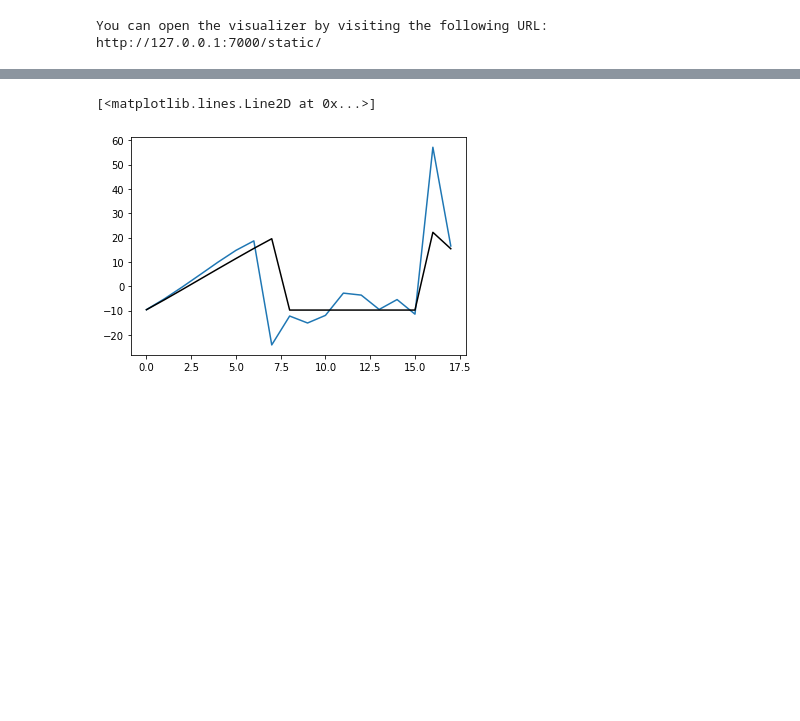
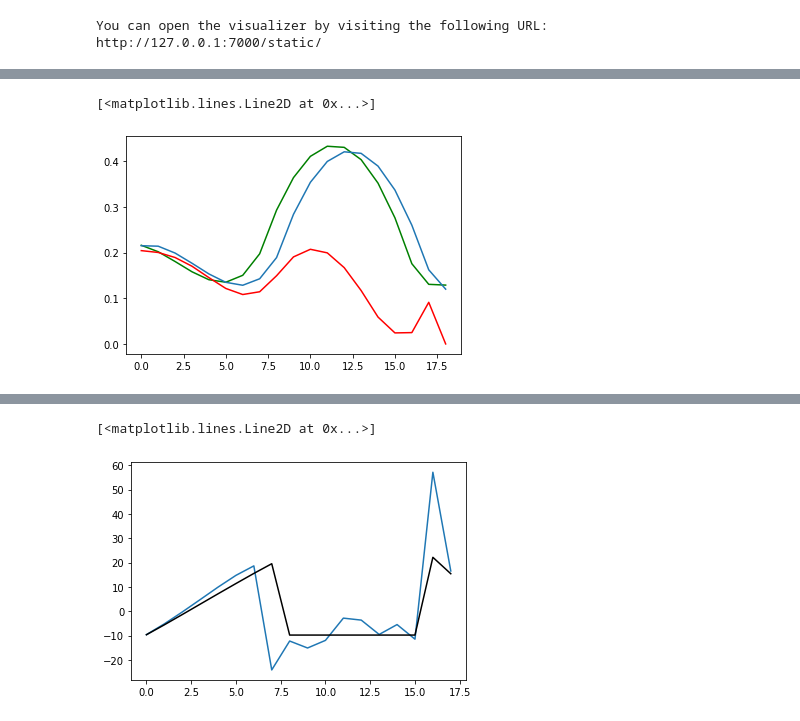
Before and after one commit to machines-in-motion/biconvex_mpc, a Jupyter notebook: demos/motion_planner/solo12_ik_visualizer.ipynb, the cells around one changed output, grey strips where cells are left out. Drawn from its saved outputs; the diff is of its cells as text; code cells hidden in the pictures; blank space fills up the shorter version.

```diff
--- a/demos/motion_planner/solo12_ik_visualizer.ipynb
+++ b/demos/motion_planner/solo12_ik_visualizer.ipynb
@@ -68,3 +75,11 @@ mom_opt[:,0:3] /= rmass
+# %%
+# plt.plot(xs[:,2], color = "black")
+plt.plot(ik_com, color = "green")
+plt.plot(com_bul[:,2][::int(dt/bul_dt)], color = "red")
+plt.plot(com_opt[:,2])
+# %% [output]
+[<matplotlib.lines.Line2D at 0x...>]
+[figure, added]
 # %%
 int_com = []
 int_vel = []
```
Also changed, not shown: parts of 9 cells of this notebook, 9 other files.
